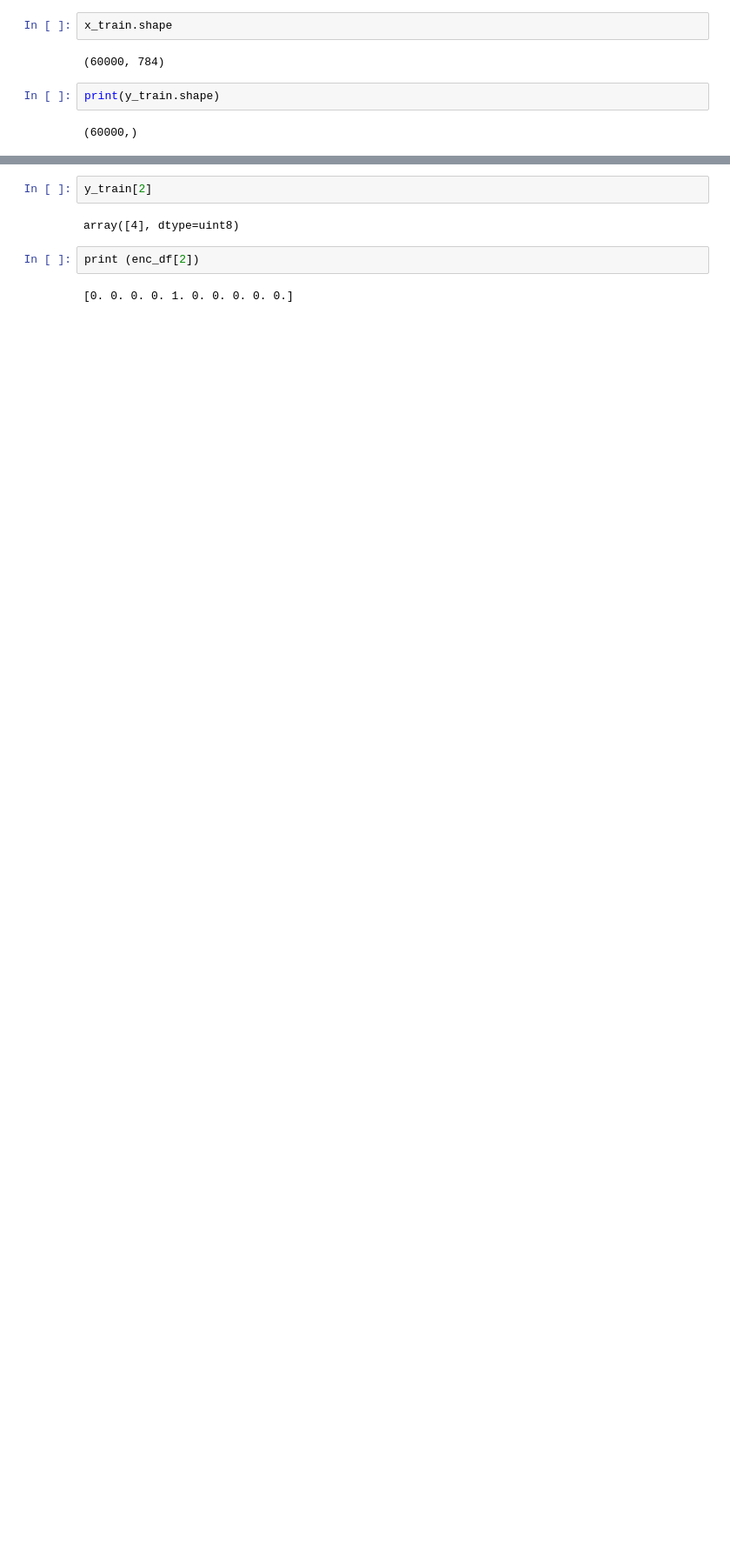
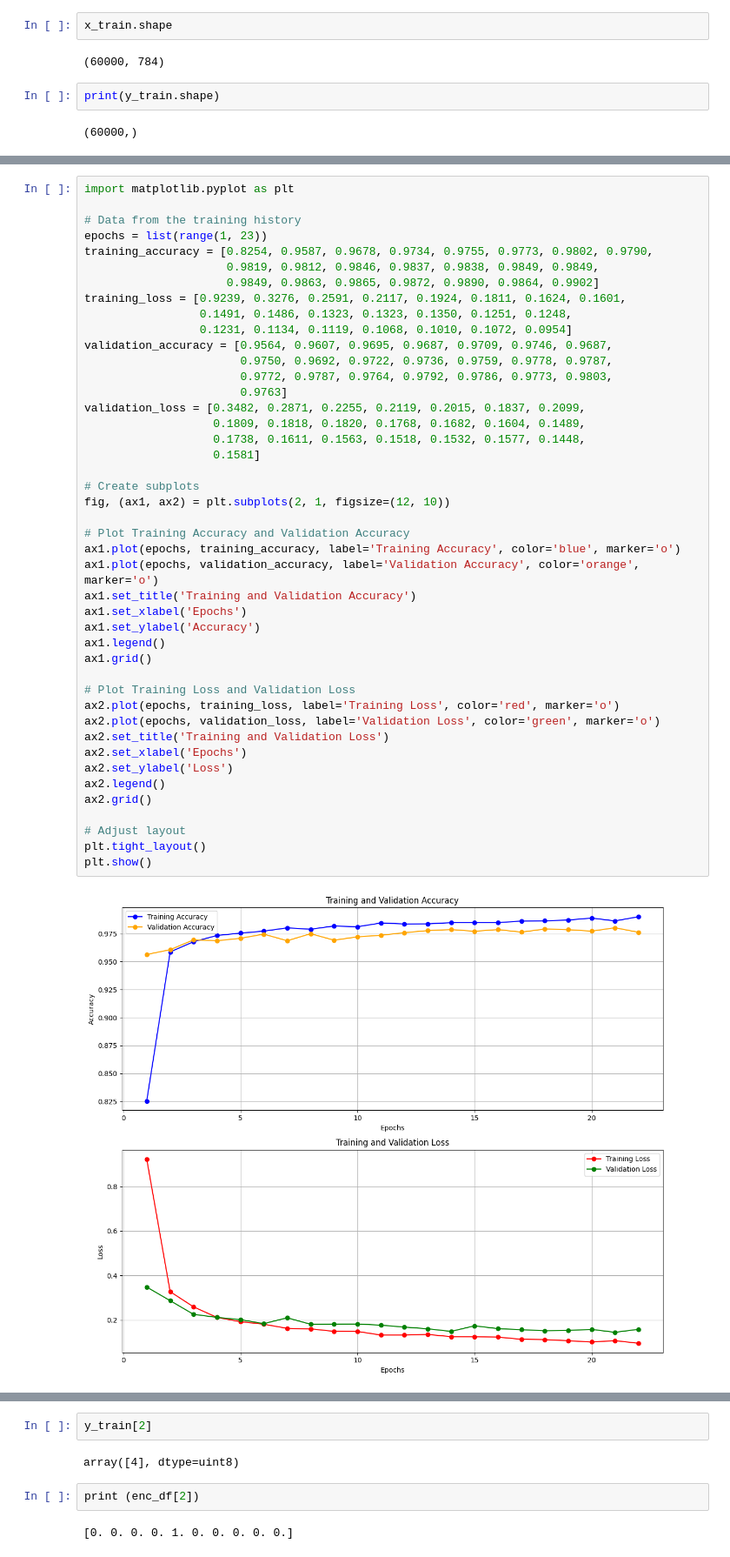
Before and after one commit to Ramyrahmeni/DeepLearning, a Jupyter notebook: Network_earlystopping.ipynb, the cells around one changed output, grey strips where cells are left out. Shown at 87% size. Saved outputs shown, nothing was run; the diff lists cells and outputs as text; blank space fills up the shorter version.

```diff
--- a/Network_earlystopping.ipynb
+++ b/Network_earlystopping.ipynb
@@ -143,2 +217,48 @@ KeyboardInterrupt:
+# %%
+import matplotlib.pyplot as plt
+
+# Data from the training history
+epochs = list(range(1, 23))
+training_accuracy = [0.8254, 0.9587, 0.9678, 0.9734, 0.9755, 0.9773, 0.9802, 0.9790,
+                     0.9819, 0.9812, 0.9846, 0.9837, 0.9838, 0.9849, 0.9849,
+                     0.9849, 0.9863, 0.9865, 0.9872, 0.9890, 0.9864, 0.9902]
+training_loss = [0.9239, 0.3276, 0.2591, 0.2117, 0.1924, 0.1811, 0.1624, 0.1601,
+                 0.1491, 0.1486, 0.1323, 0.1323, 0.1350, 0.1251, 0.1248,
+                 0.1231, 0.1134, 0.1119, 0.1068, 0.1010, 0.1072, 0.0954]
+validation_accuracy = [0.9564, 0.9607, 0.9695, 0.9687, 0.9709, 0.9746, 0.9687,
+                       0.9750, 0.9692, 0.9722, 0.9736, 0.9759, 0.9778, 0.9787,
+                       0.9772, 0.9787, 0.9764, 0.9792, 0.9786, 0.9773, 0.9803,
+                       0.9763]
+validation_loss = [0.3482, 0.2871, 0.2255, 0.2119, 0.2015, 0.1837, 0.2099,
+                   0.1809, 0.1818, 0.1820, 0.1768, 0.1682, 0.1604, 0.1489,
+                   0.1738, 0.1611, 0.1563, 0.1518, 0.1532, 0.1577, 0.1448,
+                   0.1581]
+
+# Create subplots
+fig, (ax1, ax2) = plt.subplots(2, 1, figsize=(12, 10))
+
+# Plot Training Accuracy and Validation Accuracy
+ax1.plot(epochs, training_accuracy, label='Training Accuracy', color='blue', marker='o')
+ax1.plot(epochs, validation_accuracy, label='Validation Accuracy', color='orange', marker='o')
+ax1.set_title('Training and Validation Accuracy')
+ax1.set_xlabel('Epochs')
+ax1.set_ylabel('Accuracy')
+ax1.legend()
+ax1.grid()
+
+# Plot Training Loss and Validation Loss
+ax2.plot(epochs, training_loss, label='Training Loss', color='red', marker='o')
+ax2.plot(epochs, validation_loss, label='Validation Loss', color='green', marker='o')
+ax2.set_title('Training and Validation Loss')
+ax2.set_xlabel('Epochs')
+ax2.set_ylabel('Loss')
+ax2.legend()
+ax2.grid()
+
+# Adjust layout
+plt.tight_layout()
+plt.show()
+# %% [output]
+[figure, added]
 # %%
 #Remarques
```
Also changed, not shown: parts of 21 cells of this notebook.
